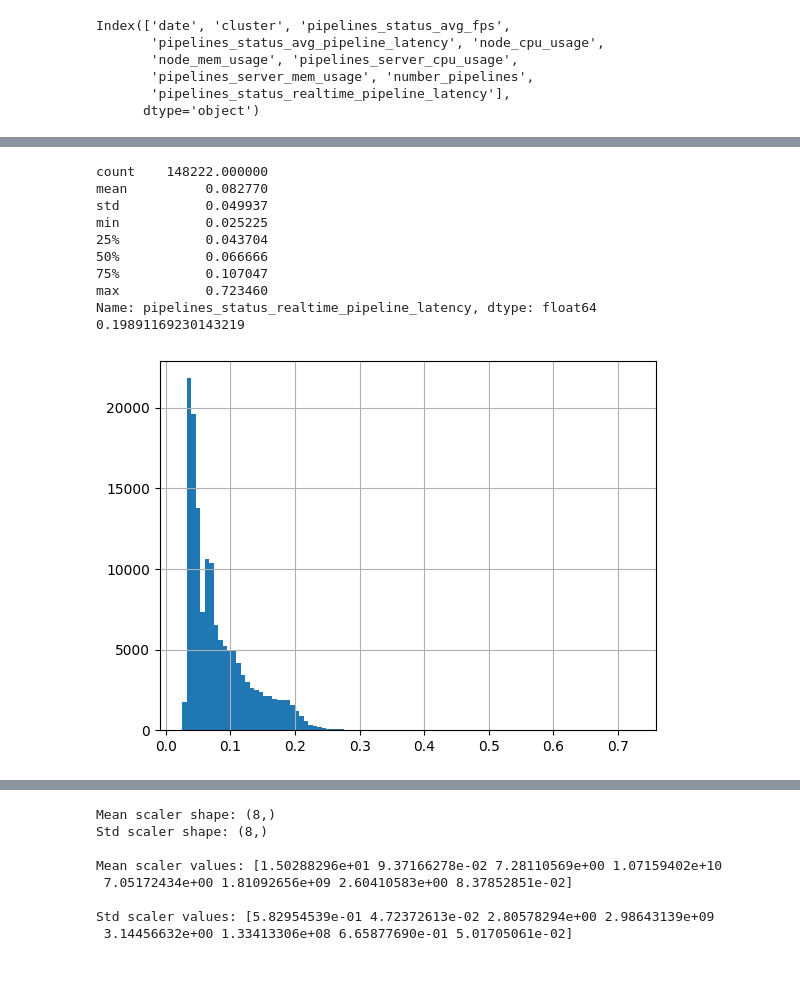
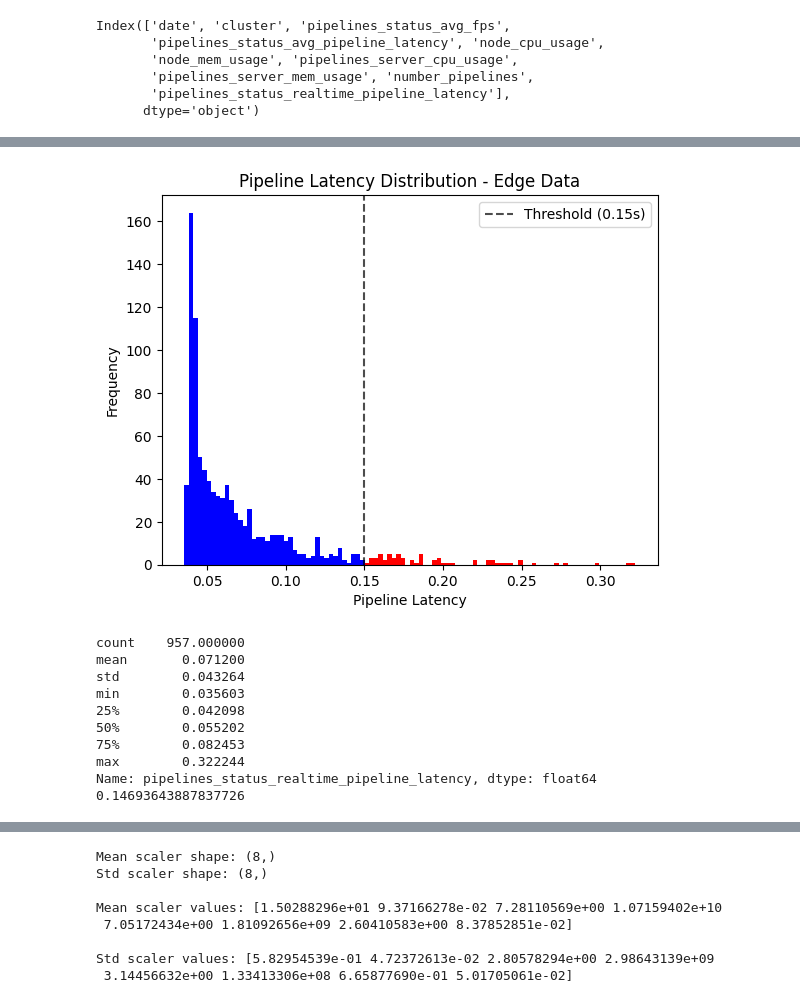
Before and after one commit to ProtossGP32/Time-Series-Library, a Jupyter notebook: result_analysis/migrations_analysis.ipynb, the cells around one changed output, grey strips where cells are left out. Cells and saved outputs as stored; diff of their text form; code cells hidden in the pictures; blank space fills up the shorter version.

```diff
--- a/result_analysis/migrations_analysis.ipynb
+++ b/result_analysis/migrations_analysis.ipynb
@@ -537,16 +537,37 @@ plt.show()
-# %%
-df.pipelines_status_realtime_pipeline_latency.hist(bins=100)
-print(df.pipelines_status_realtime_pipeline_latency.describe())
-print(df.pipelines_status_realtime_pipeline_latency.quantile(0.97))
-# %% [output]
-count    148222.000000
-mean          0.082770
-std           0.049937
-min           0.025225
-25%           0.043704
-50%           0.066666
-75%           0.107047
-max           0.723460
-Name: pipelines_status_realtime_pipeline_latency, dtype: float64
-0.19891169230143219
-[figure, removed]
+# %%
+import matplotlib.pyplot as plt
+import numpy as np
+
+# Create the histogram data
+data = df[df['cluster']=='eb0e3eaa-b668-4ad6-bc10-2bb0eb7da259'].pipelines_status_realtime_pipeline_latency.dropna()
+counts, bins, patches = plt.hist(data, bins=100)
+
+# Color bars based on bin centers
+for i, (patch, bin_left, bin_right) in enumerate(zip(patches, bins[:-1], bins[1:])):
+    bin_center = (bin_left + bin_right) / 2
+    if bin_center >= 0.15:
+        patch.set_facecolor('red')  # Color for values >= 0.15
+    else:
+        patch.set_facecolor('blue')  # Color for values < 0.15
+
+plt.axvline(x=0.15, color='black', linestyle='--', alpha=0.7, label='Threshold (0.15s)')
+plt.xlabel('Pipeline Latency')
+plt.ylabel('Frequency')
+plt.title('Pipeline Latency Distribution - Edge Data')
+plt.legend()
+plt.show()
+
+print(data.describe())
+print(data.quantile(0.93))
+# %% [output]
+[figure, added]
+count    957.000000
+mean       0.071200
+std        0.043264
+min        0.035603
+25%        0.042098
+50%        0.055202
+75%        0.082453
+max        0.322244
+Name: pipelines_status_realtime_pipeline_latency, dtype: float64
+0.14693643887837726
```
Also changed, not shown: parts of 17 cells of this notebook, 1 other file.
